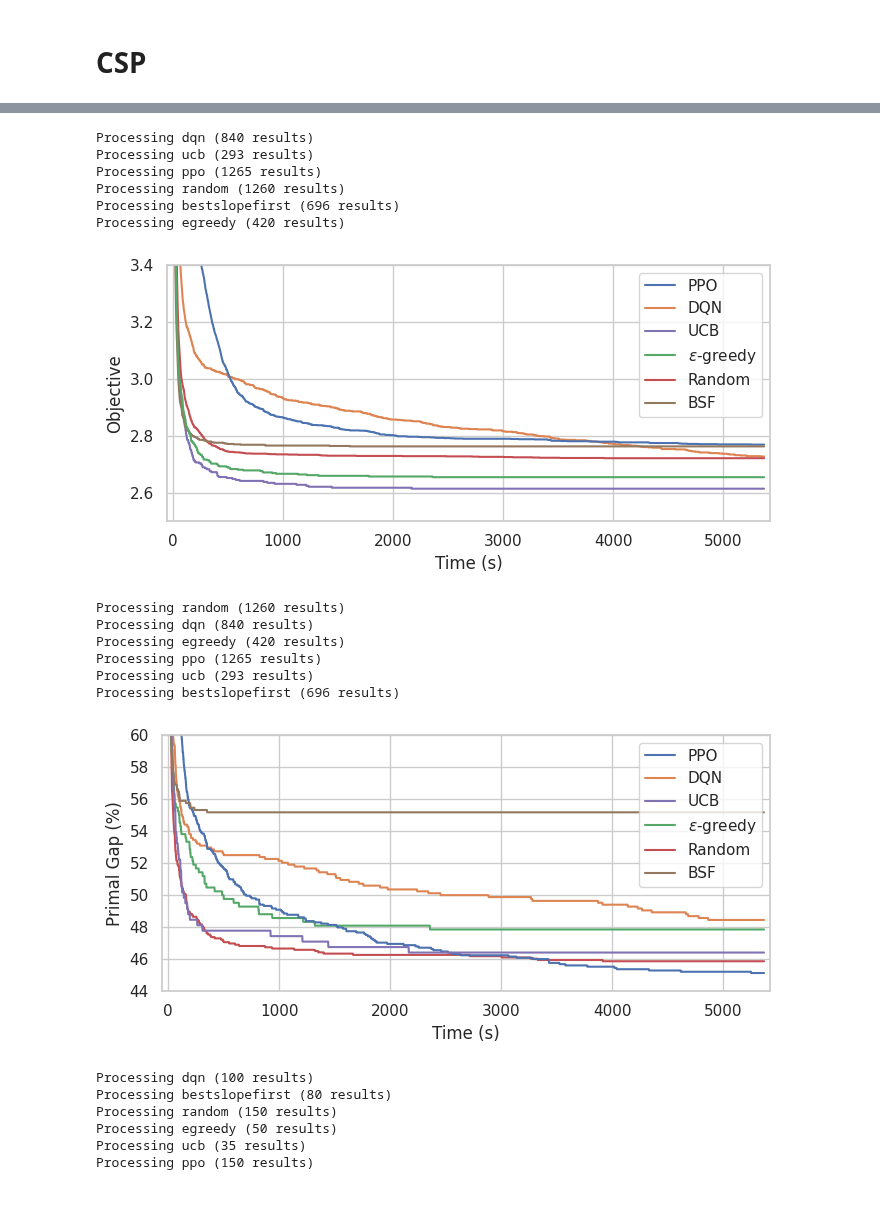
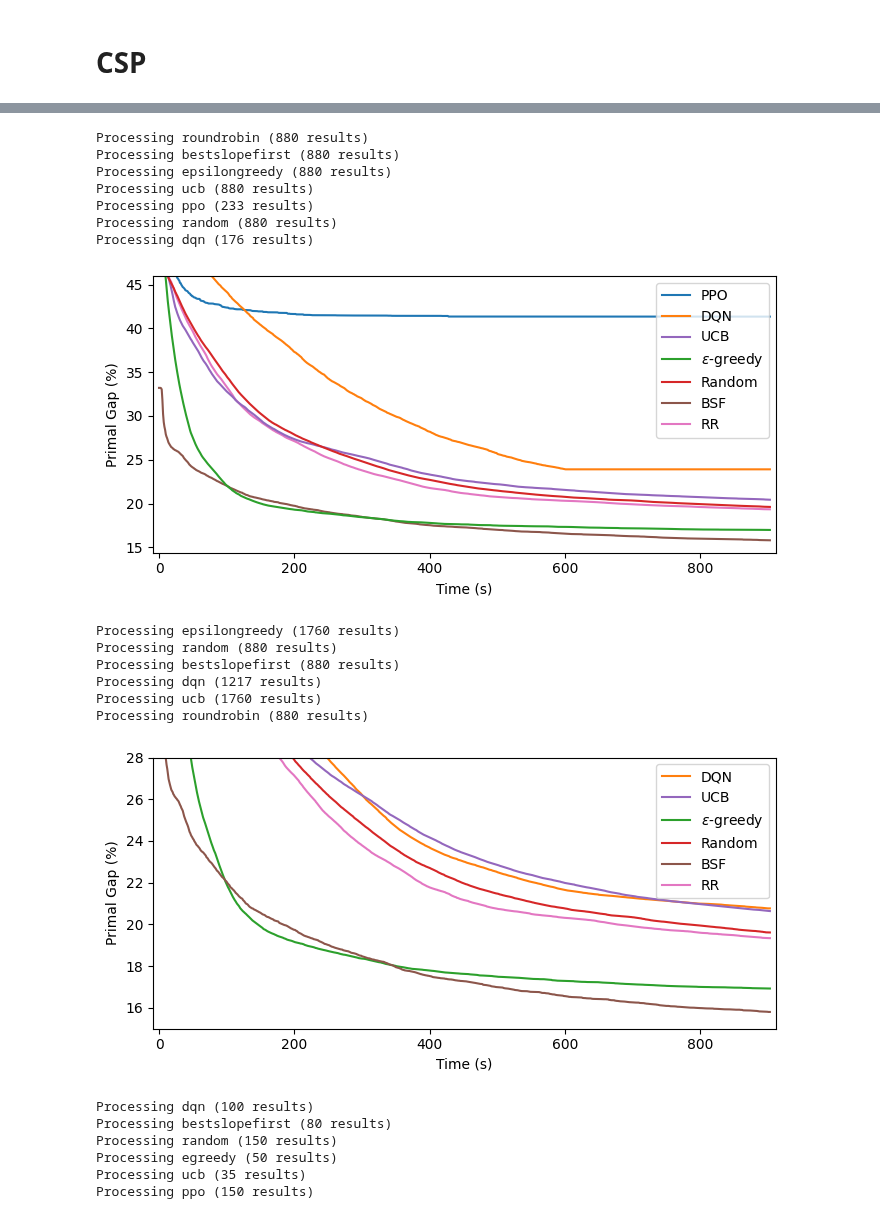
Before and after one commit to oscar-lib/LearningForOptimizing, a Jupyter notebook: plots.ipynb, the cells around one changed output, grey strips where cells are left out. Drawn from its saved outputs; the diff is of its cells as text; code cells hidden in the pictures.

Commit message:
Results

```diff
--- a/plots.ipynb
+++ b/plots.ipynb
@@ -106,20 +110,33 @@ def plot_by_bandit(
 # %%
 import polars as pl
 
-df = (
-    pl.concat(
-        [
-            pl.read_csv("logs/ppo-csp_all-1h30/results.csv").with_columns(bandit=pl.lit("ppo")),
-            pl.read_csv("logs/dqn-csp_all-1h30/results.csv").with_columns(bandit=pl.lit("dqn")),
-            pl.read_csv("logs/random-csp_all-1h30/results.csv").with_columns(bandit=pl.lit("random")),
-            pl.read_csv("logs/ucb-csp_all-1h30/results.csv").with_columns(bandit=pl.lit("ucb")),
-            pl.read_csv("logs/egreedy-csp_all-1h30/results.csv").with_columns(bandit=pl.lit("egreedy")),
-            pl.read_csv("logs/bestslopefirst-csp_all-1h30/results.csv").with_columns(bandit=pl.lit("bestslopefirst")),
+def load_csp():
+    return pl.concat([
+            pl.read_csv("results/csp_1h30/ppo.csv").with_columns(bandit=pl.lit("ppo")),
+            pl.read_csv("results/csp_1h30/dqn.csv").with_columns(bandit=pl.lit("dqn")),
+            pl.read_csv("results/csp_1h30/random.csv").with_columns(bandit=pl.lit("random")),
+            pl.read_csv("results/csp_1h30/ucb.csv").with_columns(bandit=pl.lit("ucb")),
+            pl.read_csv("results/csp_1h30/egreedy.csv").with_columns(bandit=pl.lit("egreedy")),
+            pl.read_csv("results/csp_1h30/bsf.csv").with_columns(bandit=pl.lit("bestslopefirst")),
         ],
         how="diagonal",
     )
-    .drop("-a")
-    .with_columns(instance_size=pl.col("instance").str.split("/").list.get(2))
-)
+
+def load_pdptw(reward: Literal["r1", "r2", "r3"]):
+    return pl.concat(
+        [
+            pl.read_csv("results/final/pdptw_bandits.csv").filter(reward=reward),
+            pl.read_csv("results/final/pdptw_baseline.csv"),
+            pl.read_csv("results/final/pdptw-r1.csv").filter(reward=reward),  # dqn
+            pl.read_csv("results/final/pdptw-r3.csv").filter(reward=reward),  # dqn
+            pl.read_csv("logs/ppo-pdptw-r1.csv").filter(reward=reward).filter(pl.col("solOverTime").str.len_chars() > 2),
+            pl.read_csv("logs/ppo-pdptw-r3.csv").filter(reward=reward).filter(pl.col("solOverTime").str.len_chars() > 2),
+        ],
+        how="diagonal",
+    )
+
+
+#df = load_csp()
+df = load_pdptw("r3").drop("-a", strict=False).with_columns(instance_size=pl.col("instance").str.split("/").list.get(2))
 df.height
 # %% [output]
@@ -143,33 +144,33 @@ sns.boxplot(
 # %%
 plt.figure(figsize=(7, 3.5))
-plot_by_bandit(df, metric="objective", x_axis="time", show_ci95=False)
-plt.ylim(2.5, 3.4)
-#plt.legend(loc="upper right")
+plot_by_bandit(df, metric="primal gap", x_axis="time", show_ci95=False)
+# plt.ylim(9500, 12500)
 plt.tight_layout()
 plt.show()
 # %% [output]
-Processing dqn (840 results)
-Processing ucb (293 results)
-Processing ppo (1265 results)
-Processing random (1260 results)
-Processing bestslopefirst (696 results)
-Processing egreedy (420 results)
+Processing roundrobin (880 results)
+Processing bestslopefirst (880 results)
+Processing epsilongreedy (880 results)
+Processing ucb (880 results)
+Processing ppo (233 results)
+Processing random (880 results)
+Processing dqn (176 results)
-[figure, old version]
+[figure, new version]
 # %%
-
 plt.figure(figsize=(7, 3.5))
 plot_by_bandit(df, metric="primal gap", x_axis="time", show_ci95=False)
-plt.ylim(44, 60)
+#plt.ylim(44, 60) # CSP-all
+plt.ylim(15, 28)  # PDPTW
 plt.tight_layout()
 plt.show()
 # %% [output]
-Processing random (1260 results)
-Processing dqn (840 results)
-Processing egreedy (420 results)
-Processing ppo (1265 results)
-Processing ucb (293 results)
-Processing bestslopefirst (696 results)
+Processing epsilongreedy (1760 results)
+Processing random (880 results)
+Processing bestslopefirst (880 results)
+Processing dqn (1217 results)
+Processing ucb (1760 results)
+Processing roundrobin (880 results)
-[figure, old version]
+[figure, new version]
 # %%
 for (instance_size, *_) , df_instance in df.group_by("instance_size"):
     plot_by_bandit(df_instance, metric="objective", x_axis="time")
```
Also changed, not shown: parts of 4 cells of this notebook, 45 other files.
